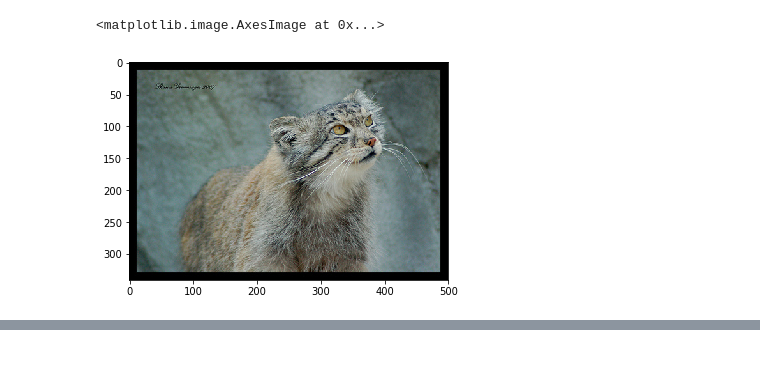
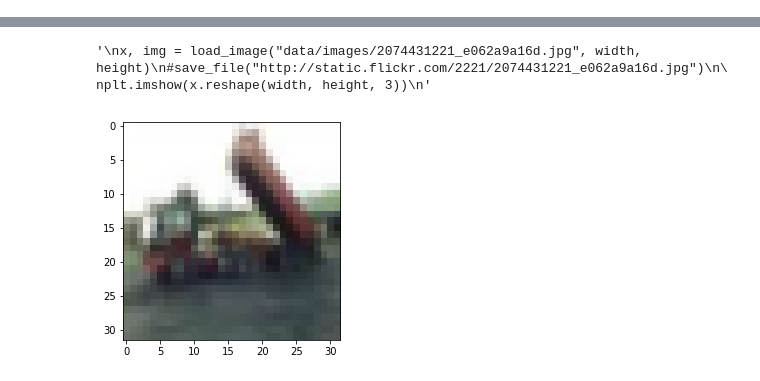
Before and after one commit to abarelk/Darjeeling, a Jupyter notebook: image_proc.ipynb, the cells around one changed output, grey strips where cells are left out. Saved outputs shown, nothing was run; the diff lists cells and outputs as text; code cells hidden in the pictures.

```diff
--- a/image_proc.ipynb
+++ b/image_proc.ipynb
@@ -94,12 +91,65 @@ print("Files: {}, image: {}".format(files.shape, image_X.shape))
-# %%
-import matplotlib.pyplot as plt
-import numpy as np
-
-%matplotlib inline
-x, img = load_image("2074431221_e062a9a16d.jpg", 300, 300)
-#save_file("http://static.flickr.com/2221/2074431221_e062a9a16d.jpg")
-
-plt.imshow(img)
-# %% [output]
-<matplotlib.image.AxesImage at 0x...>
-[figure, removed]
+# %%
+import matplotlib.pyplot as plt
+import numpy as np
+import sklearn.preprocessing as skprep
+
+%matplotlib inline
+width = 64
+height = 64
+
+data, labels = load_pickle_image("data/cifar-10/data_batch_1")
+
+X = skprep.normalize(data.T, norm="l2", axis=0)
+Y = list_to_matrix(labels, 10)
+
+training_set = range(0, 1)
+dev_set = range(8000, 9000)
+test_set = range(9000, 10000)
+
+training_X = X[:, training_set]
+training_Y = Y[:, training_set]
+dev_X = X[:, dev_set]
+dev_Y = Y[:, dev_set]
+test_X = X[:, test_set]
+test_Y = Y[:, test_set]
+
+
+hyper_params = {}
+hyper_params["layer_dims"] = [3072, 512, 256, 128, 64, 32, 16, 10]
+hyper_params["epochs"] = 1
+hyper_params["learning_rate"] = 0.1
+hyper_params["l2lambda"] = 0.3
+
+parameters, cost = gd.gradient_descent(training_X, training_Y, hyper_params, debug_print_iter=1)
+
+
+A = training_X
+m = training_X.shape[1]
+
+L = len(parameters) // 2 + 1
+
+for l in range(1, L):
+    Ap = A
+    Z, A = gd.step_forward(parameters['W' + str(l)],
+                        parameters['b' + str(l)],
+                        Ap,
+                        gd.sigmoid if l == L - 1 else gd.relu)
+    print("In layer({}): {}".format(l, A))
+
+
+cost = gd.compute_cost(Yh, training_Y, parameters, 0)
+print(cost)
+
+print(data.shape)
+new_data = np.transpose(np.reshape(data[2], (32, 32, 3), order='F'), (1, 0, 2))
+print(new_data.shape)
+plt.imshow(new_data)
+
+
+"""
+x, img = load_image("data/images/2074431221_e062a9a16d.jpg", width, height)
+#save_file("http://static.flickr.com/2221/2074431221_e062a9a16d.jpg")
+
+plt.imshow(x.reshape(width, height, 3))
+"""
+# %% [output]
@@ -105,0 +173,2 @@ plt.imshow(img)
+'\nx, img = load_image("data/images/2074431221_e062a9a16d.jpg", width, height)\n#save_file("http://static.flickr.com/2221/2074431221_e062a9a16d.jpg")\n\nplt.imshow(x.reshape(width, height, 3))\n'
+[figure, added]
```
Also changed, not shown: parts of 5 cells of this notebook, 6 other files.
